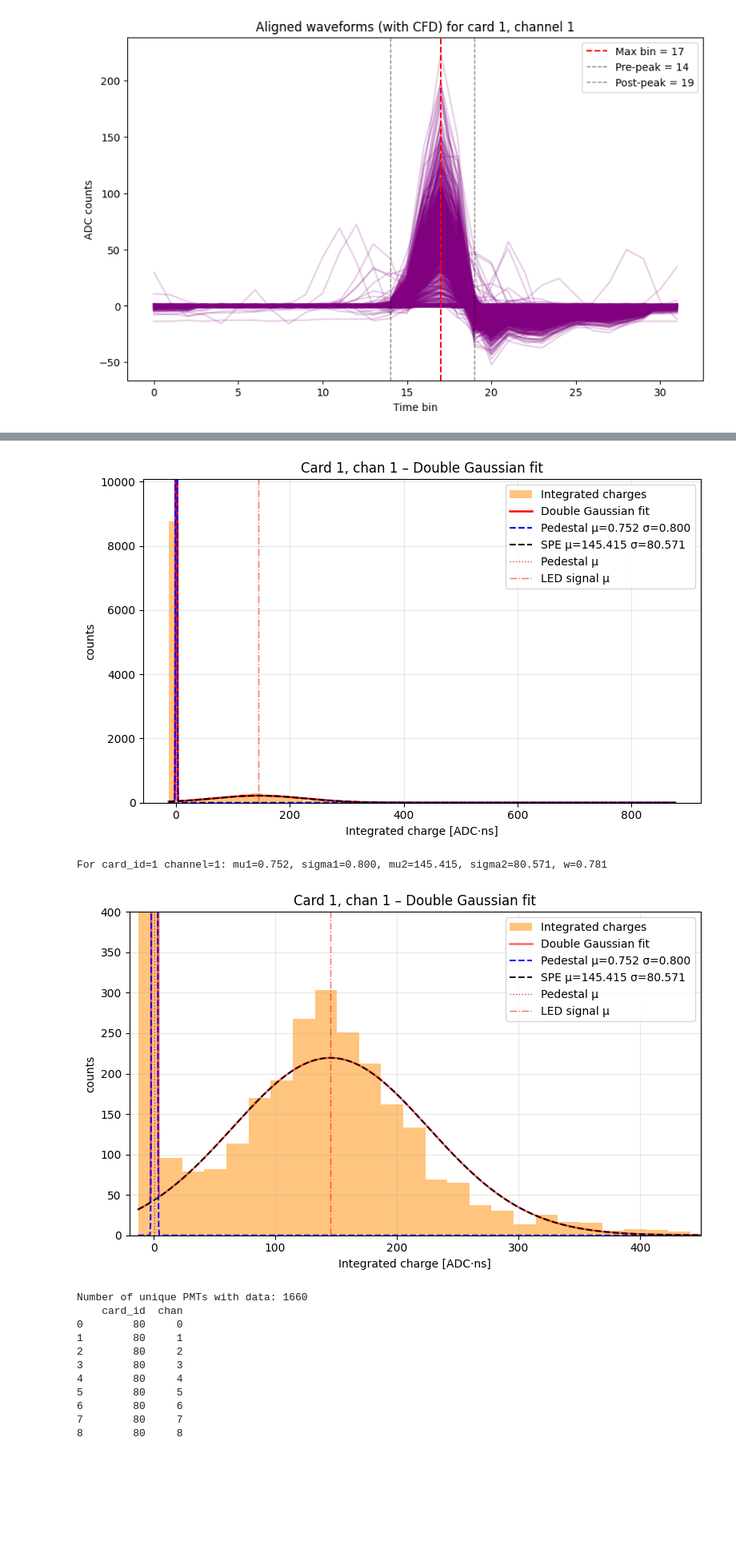
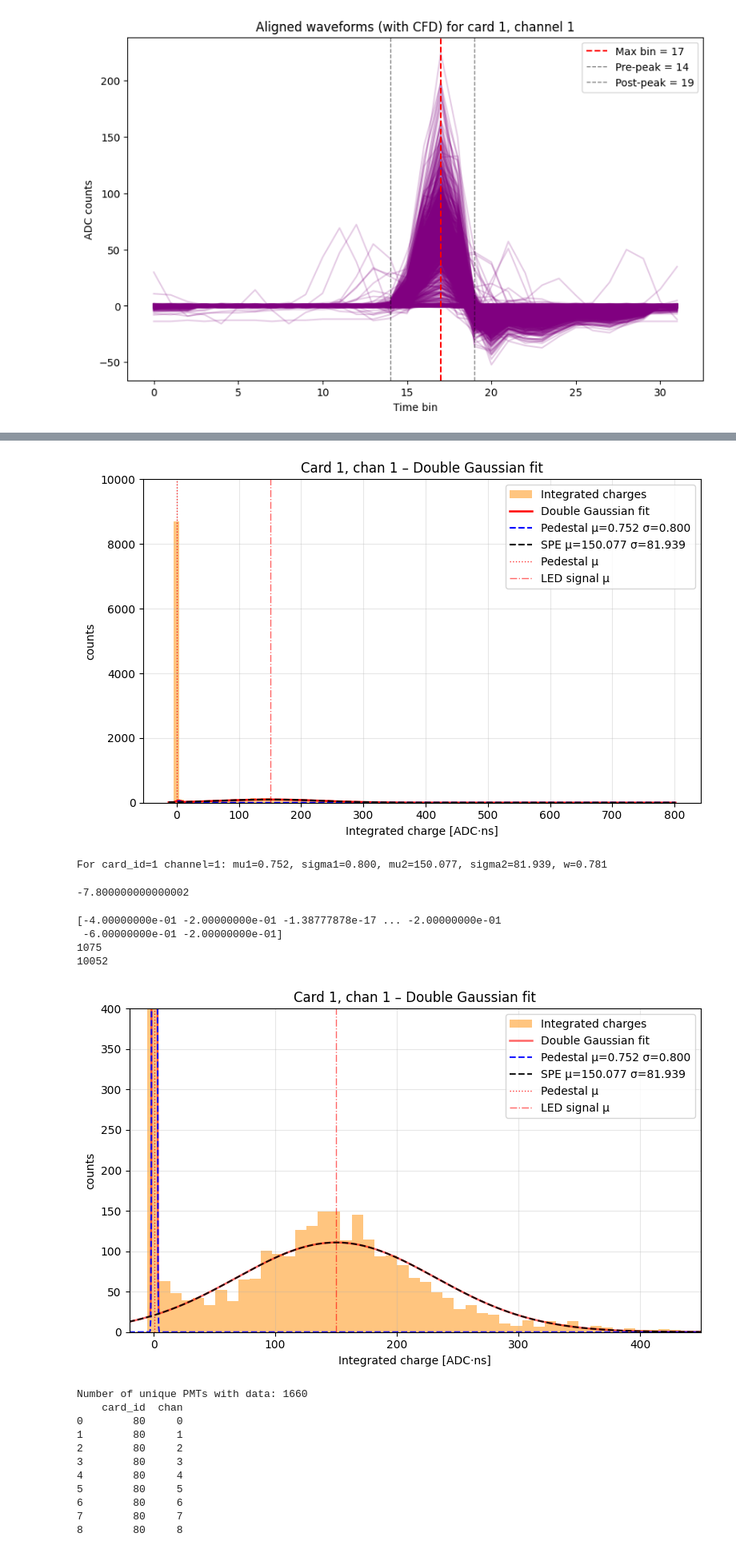
Before and after one commit to elenaramos44/WCTE_MC-Data_Validation_with_GAIN_Calibration, a Jupyter notebook: LED_calibration.ipynb, the cells around one changed output, grey strips where cells are left out. Shown at 80% size. Drawn from its saved outputs; the diff is of its cells as text; code cells hidden in the pictures; blank space fills up the shorter version.

```diff
--- a/LED_calibration.ipynb
+++ b/LED_calibration.ipynb
@@ -210,7 +418,7 @@ threshold = 10  # ADC counts
 # Calcular la carga integrada condicionalmente
 signal_charges = np.array([
     gu.integrate_waveform_control(wf) if np.max(wf) <= threshold
-    else gu.integrate_waveform_signal(wf, pre_peak=3, post_peak=2)
+    else gu.integrate_waveform_signal(wf, pre_peak=2, post_peak=1)
     for wf in waveforms_bs
 ])
 
@@ -224,14 +432,13 @@ w = fit_results["w"]
 def double_gauss_pdf(x, mu1, sigma1, mu2, sigma2, w):
     return w * norm.pdf(x, mu1, sigma1) + (1-w) * norm.pdf(x, mu2, sigma2)
 # %%
-# Plot
 plt.figure(figsize=(8,5))
-bins = np.linspace(signal_charges.min() - 5, signal_charges.max() + 5, 50)
+bins = np.linspace(signal_charges.min() - 5, signal_charges.max() + 5, 100)
 counts, bins_hist, _ = plt.hist(signal_charges, bins=bins, color="darkorange", alpha=0.5, label="Integrated charges", density=False)
 
 bin_width = bins[1] - bins[0]
 N = len(signal_charges)
-x_vals = np.linspace(bins[0], bins[-1], 2000)
+x_vals = np.linspace(bins[0], bins[-1], 100)
 
 pdf_total = double_gauss_pdf(x_vals, mu1, sigma1, mu2, sigma2, w)
 pdf_ped   = w * norm.pdf(x_vals, mu1, sigma1)
@@ -259,43 +466,57 @@ plt.show()
 
 print(f"For card_id={card_id} channel={chan}: mu1={mu1:.3f}, sigma1={sigma1:.3f}, mu2={mu2:.3f}, sigma2={sigma2:.3f}, w={w:.3f}")
 # %% [output]
-[figure, old version]
+[figure, new version]
-For card_id=1 channel=1: mu1=0.752, sigma1=0.800, mu2=145.415, sigma2=80.571, w=0.781
+For card_id=1 channel=1: mu1=0.752, sigma1=0.800, mu2=150.077, sigma2=81.939, w=0.781
+# %%
+min_negative = np.min(signal_charges[signal_charges < 0])
+print(min_negative)
+# %% [output]
+-7.800000000000002
+# %%
+print(signal_charges[signal_charges < 0])
+print(len(signal_charges[signal_charges < 0]))
+print(len(signal_charges[signal_charges >= 0]))
+# %% [output]
+[-4.00000000e-01 -2.00000000e-01 -1.38777878e-17 ... -2.00000000e-01
+ -6.00000000e-01 -2.00000000e-01]
+1075
+10052
 # %%
 plt.figure(figsize=(8,5))
-bins = np.linspace(signal_charges.min() - 5, signal_charges.max() + 5, 50)
+bins = np.linspace(signal_charges.min() - 100, signal_charges.max() + 20, 100)
 counts, bins_hist, _ = plt.hist(signal_charges, bins=bins, color="darkorange", alpha=0.5, label="Integrated charges", density=False)
 
 bin_width = bins[1] - bins[0]
 N = len(signal_charges)
 x_vals = np.linspace(bins[0], bins[-1], 2000)
 
 pdf_total = double_gauss_pdf(x_vals, mu1, sigma1, mu2, sigma2, w)
 pdf_ped   = w * norm.pdf(x_vals, mu1, sigma1)
 pdf_spe   = (1-w) * norm.pdf(x_vals, mu2, sigma2)
 
 pdf_total_counts = pdf_total * N * bin_width
 pdf_ped_counts   = pdf_ped * N * bin_width
 pdf_spe_counts   = pdf_spe * N * bin_width
 
 plt.plot(x_vals, pdf_total_counts, 'r-', lw=1.8, alpha=0.6, label="Double Gaussian fit")
 plt.plot(x_vals, pdf_ped_counts, 'b--', lw=1.5, alpha=0.9, label=f"Pedestal μ={mu1:.3f} σ={sigma1:.3f}")
 plt.plot(x_vals, pdf_spe_counts, 'k--', lw=1.5, alpha=0.9, label=f"SPE μ={mu2:.3f} σ={sigma2:.3f}")
 
 plt.axvline(mu1, color='red', linestyle=':', lw=1, alpha=0.8, label= "Pedestal μ")
 plt.axvline(mu2, color='red', linestyle='-.', lw=1, alpha=0.6, label="LED signal μ")
 
 plt.ylim(0, 400)
 plt.xlim(-20,450)
 plt.xlabel("Integrated charge [ADC·ns]")
 plt.ylabel("counts")
 plt.title(f"Card {card_id}, chan {chan} – Double Gaussian fit")
 plt.grid(alpha=0.3, which='both')
 plt.legend()
 plt.tight_layout()
 plt.show()
 # %% [output]
-[figure, old version]
+[figure, new version]
 # %%
 unique_pmts = df_wf[["card_id","chan"]].drop_duplicates()
 print(f"Number of unique PMTs with data: {len(unique_pmts)}")
```
Also changed, not shown: parts of 9 cells of this notebook, 6 other files.
